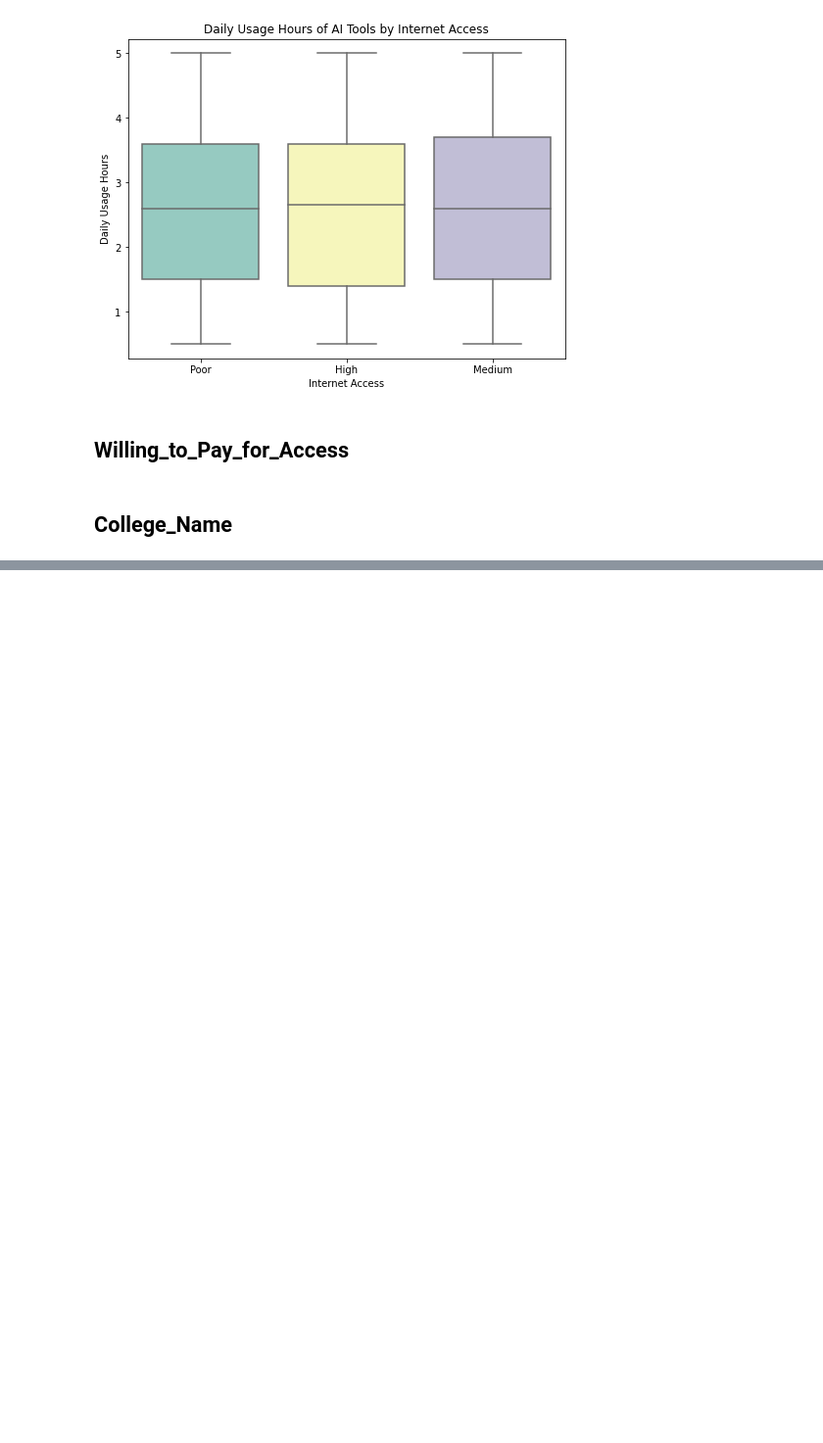
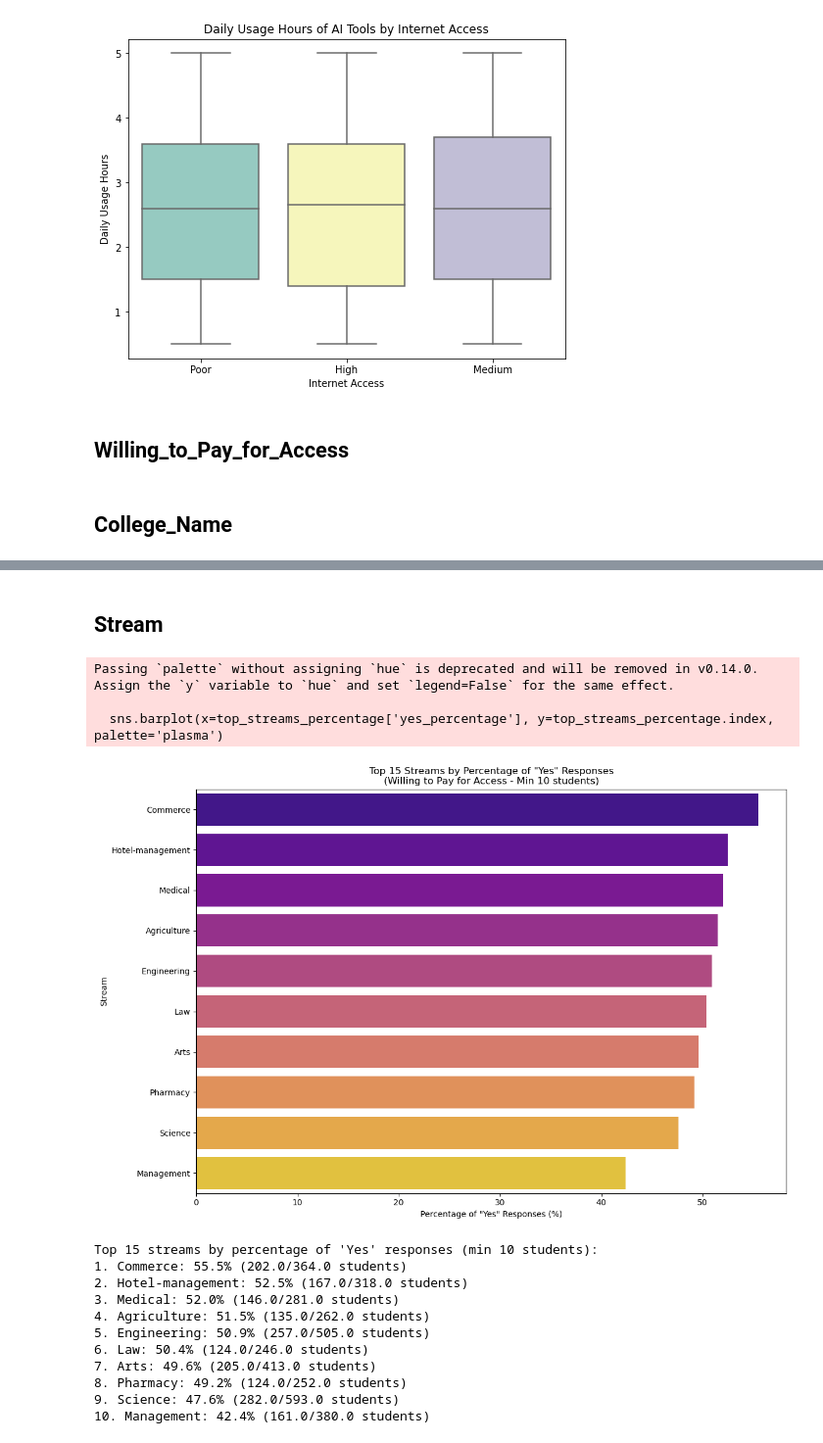
Before and after one commit to jackson9413/Project, a Jupyter notebook: 2_EDA_Analysis.ipynb, the cells around one changed output, grey strips where cells are left out. Shown at 98% size. Drawn from its saved outputs; the diff is of its cells as text; code cells hidden in the pictures; blank space fills up the shorter version.

```diff
--- a/EDA_analysis.ipynb
+++ b/2_EDA_Analysis.ipynb
@@ -438,0 +504,46 @@ TypeError: Could not convert YesNoYesYesNoNoYesNoYesYesYesNoNoNoNoNo to numeric
+# %% [markdown]
+## Stream
+# %%
+# Method 2: Percentage of "Yes" responses by stream (for streams with at least 10 students)
+# Calculate percentage of "Yes" responses for each stream
+stream_stats = data.groupby('Stream').agg({
+    'Willing_to_Pay_for_Access': ['count', lambda x: (x == 'Yes').sum()]
+}).round(2)
+
+# Flatten column names
+stream_stats.columns = ['total_students', 'yes_count']
+
+# Calculate percentage
+stream_stats['yes_percentage'] = (stream_stats['yes_count'] / stream_stats['total_students'] * 100).round(1)
+
+# Filter streams with at least 10 students and get top 15 by percentage
+streams_filtered = stream_stats[stream_stats['total_students'] >= 10]
+top_streams_percentage = streams_filtered.sort_values('yes_percentage', ascending=False).head(15)
+
+plt.figure(figsize=(12, 8))
+sns.barplot(x=top_streams_percentage['yes_percentage'], y=top_streams_percentage.index, palette='plasma')
+plt.title('Top 15 Streams by Percentage of "Yes" Responses\n(Willing to Pay for Access - Min 10 students)')
+plt.xlabel('Percentage of "Yes" Responses (%)')
+plt.ylabel('Stream')
+plt.tight_layout()
+plt.show()
+
+print("Top 15 streams by percentage of 'Yes' responses (min 10 students):")
+for i, (stream, row) in enumerate(top_streams_percentage.iterrows(), 1):
+    print(f"{i}. {stream}: {row['yes_percentage']:.1f}% ({row['yes_count']}/{row['total_students']} students)")
+# %% [output]
+Passing `palette` without assigning `hue` is deprecated and will be removed in v0.14.0. Assign the `y` variable to `hue` and set `legend=False` for the same effect.
+
+  sns.barplot(x=top_streams_percentage['yes_percentage'], y=top_streams_percentage.index, palette='plasma')
+[figure, added]
+Top 15 streams by percentage of 'Yes' responses (min 10 students):
+1. Commerce: 55.5% (202.0/364.0 students)
+2. Hotel-management: 52.5% (167.0/318.0 students)
+3. Medical: 52.0% (146.0/281.0 students)
+4. Agriculture: 51.5% (135.0/262.0 students)
+5. Engineering: 50.9% (257.0/505.0 students)
+6. Law: 50.4% (124.0/246.0 students)
+7. Arts: 49.6% (205.0/413.0 students)
+8. Pharmacy: 49.2% (124.0/252.0 students)
+9. Science: 47.6% (282.0/593.0 students)
+10. Management: 42.4% (161.0/380.0 students)
```
Also changed, not shown: parts of 37 cells of this notebook, 3 other files.
